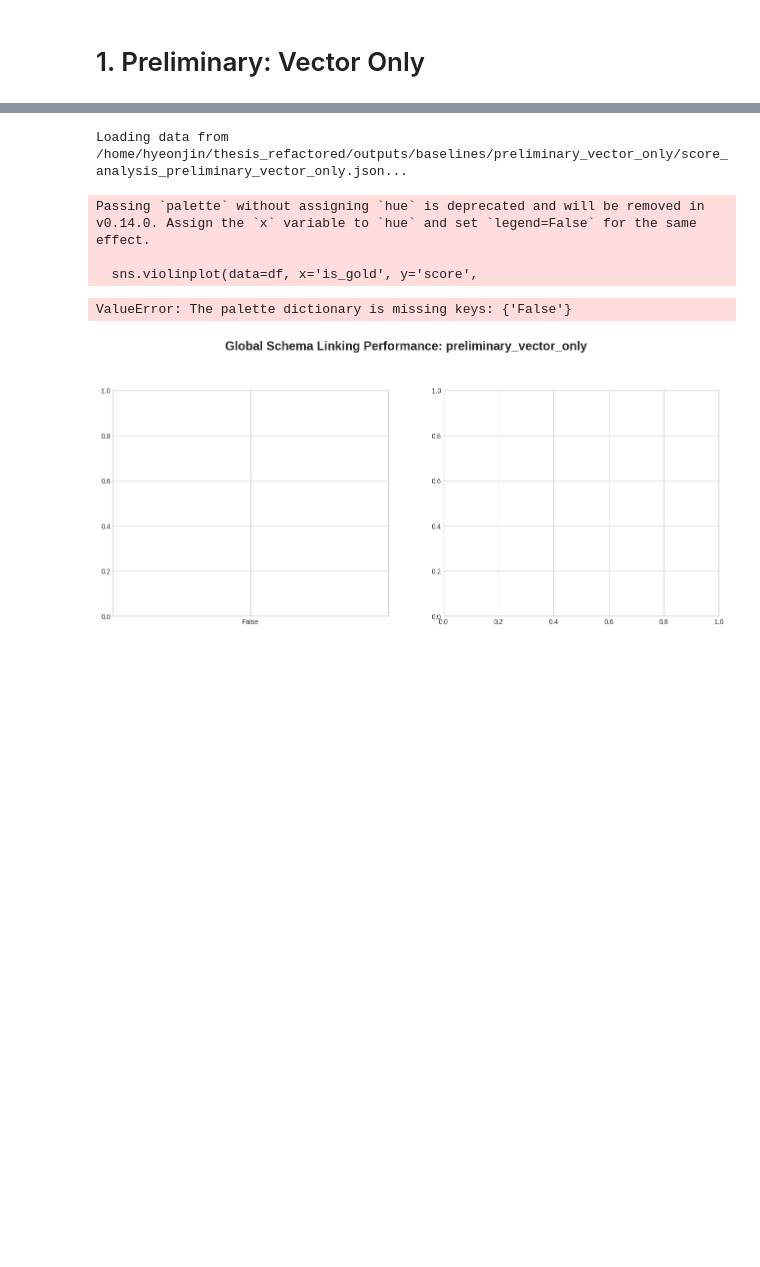
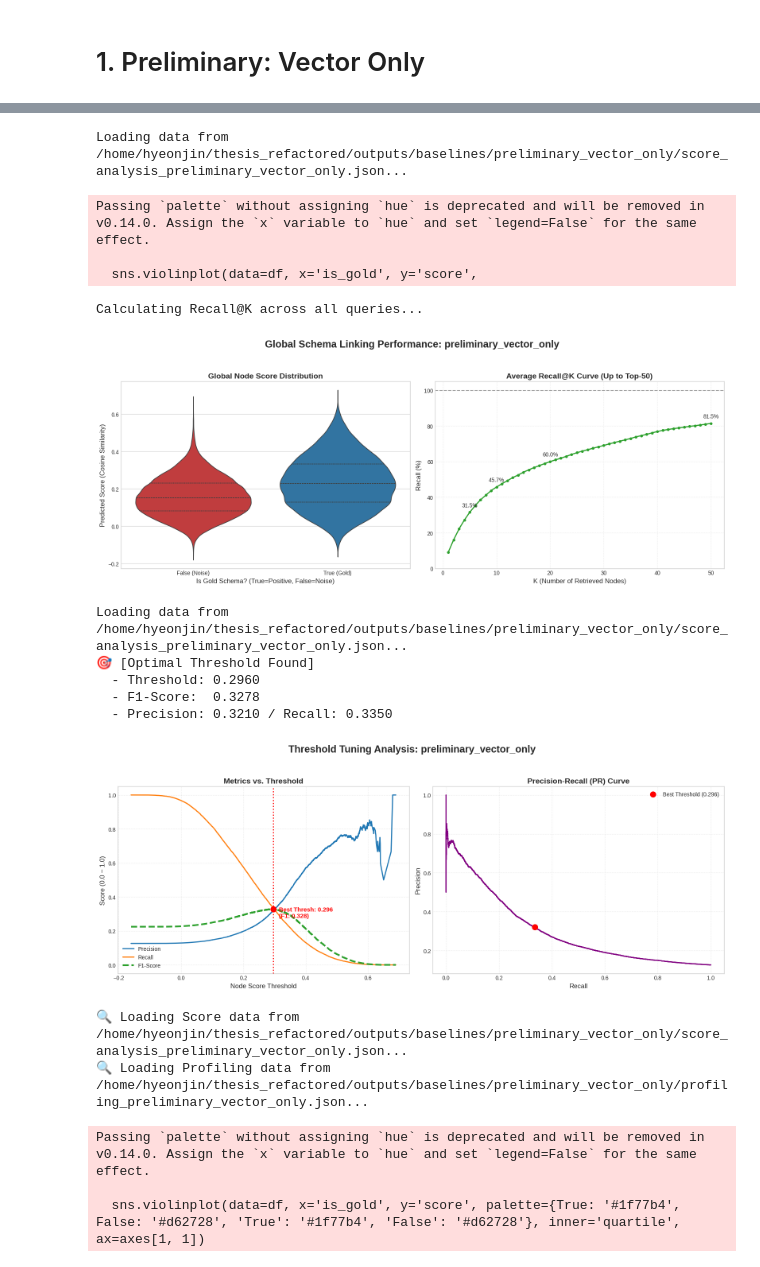
Before and after one commit to schwa456/thesis_refactored, a Jupyter notebook: notebooks/log_analyzer.ipynb, the cells around one changed output, grey strips where cells are left out. Saved outputs shown, nothing was run; the diff lists cells and outputs as text; code cells hidden in the pictures; blank space fills up the shorter version.

```diff
--- a/notebooks/log_analyzer.ipynb
+++ b/notebooks/log_analyzer.ipynb
@@ -134,7 +134,8 @@ def plot_global_analysis(json_path: str, exp_name: str, max_k: int = 50):
     # ==========================================
     # 바이올린 플롯으로 두 클래스(Noise vs Gold)의 점수 분포와 밀도를 시각화
     sns.violinplot(data=df, x='is_gold', y='score',
-                   palette={True: '#1f77b4', False: '#d62728'},
+                   palette={True: '#1f77b4', False: '#d62728',
+                            'True': '#1f77b4', 'False': '#d62728'},
                    inner='quartile', ax=axes[0])
 
     axes[0].set_title("Global Node Score Distribution", fontsize=14, fontweight='bold')
@@ -328,7 +329,7 @@ def plot_dashboard(score_json_path: str, profiling_json_path: str, exp_name: str
     # --------------------------------------------------
     # [Panel 4] 클래스별 분포 (Violin Plot) 💡 함께 배치하여 비교 극대화
     # --------------------------------------------------
-    sns.violinplot(data=df, x='is_gold', y='score', palette={True: '#1f77b4', False: '#d62728'}, inner='quartile', ax=axes[1, 1])
+    sns.violinplot(data=df, x='is_gold', y='score', palette={True: '#1f77b4', False: '#d62728', 'True': '#1f77b4', 'False': '#d62728'}, inner='quartile', ax=axes[1, 1])
     axes[1, 1].set_title("4. Score Distribution (Violin Plot)", fontsize=15, fontweight='bold')
     axes[1, 1].set_xlabel("Is Gold Schema?", fontsize=12)
     axes[1, 1].set_ylabel("Score", fontsize=12)
@@ -420,14 +421,14 @@ def plot_dashboard(score_json_path: str, profiling_json_path: str, exp_name: str
                     fontsize=16, va='center', ha='center', bbox=props, linespacing=1.8, family='monospace')
 
     plt.tight_layout()
-    save_path = f"ultimate_dashboard_{exp_name}.png"
-    plt.savefig(save_path, dpi=300, bbox_inches='tight')
-    print(f"✅ 8-Panel Ultimate Dashboard successfully saved to: {save_path}")
+    # save_path = f"ultimate_dashboard_{exp_name}.png"
+    # plt.savefig(save_path, dpi=300, bbox_inches='tight')
+    # print(f"✅ 8-Panel Ultimate Dashboard successfully saved to: {save_path}")
     plt.show()
 # %% [markdown]
 # 1. Preliminary: Vector Only
 # %%
-log_file_path = "/home/hyeonjin/thesis_refactored/logs/baselines/preliminary_vector_only/preliminary_vector_only_20260323_011837.log"
+log_file_path = "/home/hyeonjin/thesis_refactored/logs/baselines/preliminary_vector_only/preliminary_vector_only_20260323_022012.log"
 score_json_path = "/home/hyeonjin/thesis_refactored/outputs/baselines/preliminary_vector_only/score_analysis_preliminary_vector_only.json"
 profiling_json_path = "/home/hyeonjin/thesis_refactored/outputs/baselines/preliminary_vector_only/profiling_preliminary_vector_only.json"
 exp_name= "preliminary_vector_only"
@@ -449,7 +450,18 @@ plot_dashboard(score_json_path, profiling_json_path, exp_name, max_k)
 [figure]
 Loading data from /home/hyeonjin/thesis_refactored/outputs/baselines/preliminary_vector_only/score_analysis_preliminary_vector_only.json...
 Passing `palette` without assigning `hue` is deprecated and will be removed in v0.14.0. Assign the `x` variable to `hue` and set `legend=False` for the same effect.
 
   sns.violinplot(data=df, x='is_gold', y='score',
-ValueError: The palette dictionary is missing keys: {'False'}
+Calculating Recall@K across all queries...
-[figure, old version]
+[figure, new version]
+Loading data from /home/hyeonjin/thesis_refactored/outputs/baselines/preliminary_vector_only/score_analysis_preliminary_vector_only.json...
+🎯 [Optimal Threshold Found]
+  - Threshold: 0.2960
+  - F1-Score:  0.3278
+  - Precision: 0.3210 / Recall: 0.3350
+[figure, added]
+🔍 Loading Score data from /home/hyeonjin/thesis_refactored/outputs/baselines/preliminary_vector_only/score_analysis_preliminary_vector_only.json...
+🔍 Loading Profiling data from /home/hyeonjin/thesis_refactored/outputs/baselines/preliminary_vector_only/profiling_preliminary_vector_only.json...
+Passing `palette` without assigning `hue` is deprecated and will be removed in v0.14.0. Assign the `x` variable to `hue` and set `legend=False` for the same effect.
+
+  sns.violinplot(data=df, x='is_gold', y='score', palette={True: '#1f77b4', False: '#d62728', 'True': '#1f77b4', 'False': '#d62728'}, inner='quartile', ax=axes[1, 1])
```
Also changed, not shown: parts of 1 cell of this notebook, 11 other files.
